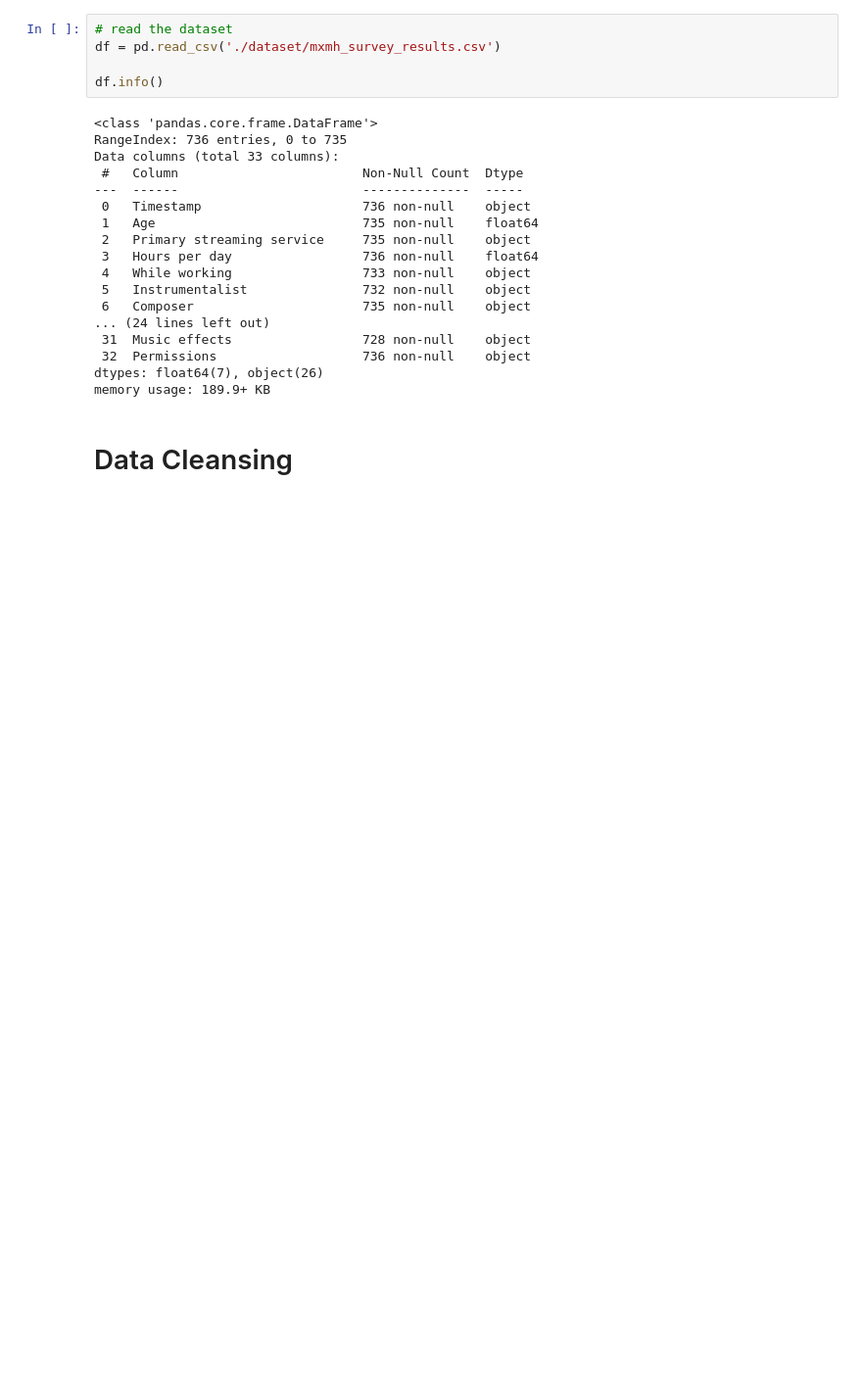
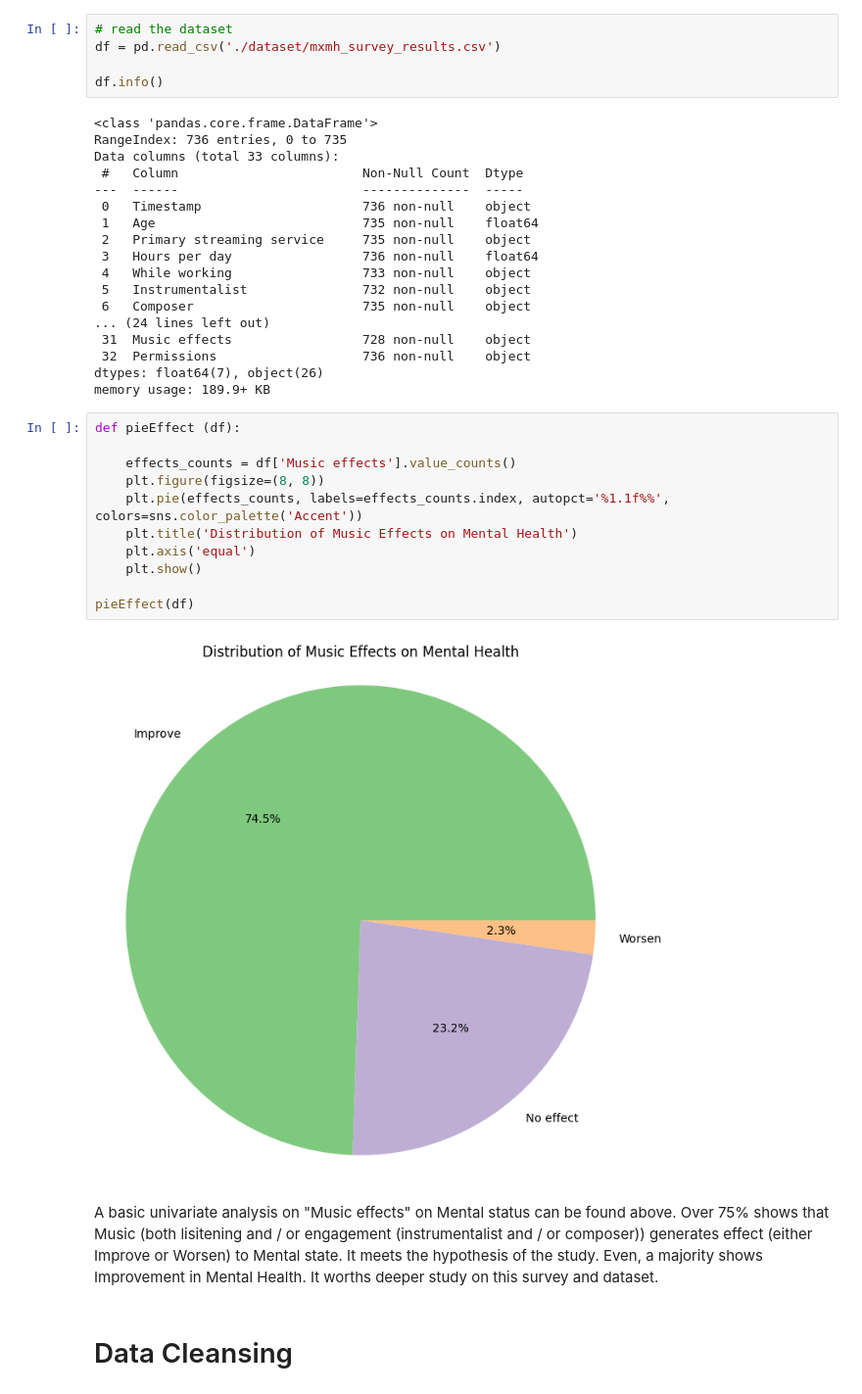
Before and after one commit to annwong0/eda_project, a Jupyter notebook: music_mental_health_analysis.ipynb, the cells around one changed output. Shown: that part at 98% size. Cells and saved outputs as stored; diff of their text form; blank space fills up the shorter version.

Commit message:
Add Piechart showing Mental effects

```diff
--- a/music_mental_health_analysis.ipynb
+++ b/music_mental_health_analysis.ipynb
@@ -48,6 +48,21 @@ Data columns (total 33 columns):
  32  Permissions                   736 non-null    object
 dtypes: float64(7), object(26)
 memory usage: 189.9+ KB
+# %%
+def pieEffect (df):
+
+    effects_counts = df['Music effects'].value_counts()
+    plt.figure(figsize=(8, 8))
+    plt.pie(effects_counts, labels=effects_counts.index, autopct='%1.1f%%', colors=sns.color_palette('Accent'))
+    plt.title('Distribution of Music Effects on Mental Health')
+    plt.axis('equal')
+    plt.show()
+
+pieEffect(df)
+# %% [output]
+[figure, added]
+# %% [markdown]
+A basic univariate analysis on "Music effects" on Mental status can be found above.  Over 75% shows that Music (both lisitening and / or engagement (instrumentalist and / or composer)) generates effect (either Improve or Worsen) to Mental state.  It meets the hypothesis of the study.  Even, a majority shows Improvement in Mental Health.  It worths deeper study on this survey and dataset.
 # %% [markdown]
 # Data Cleansing
 # %%
```
